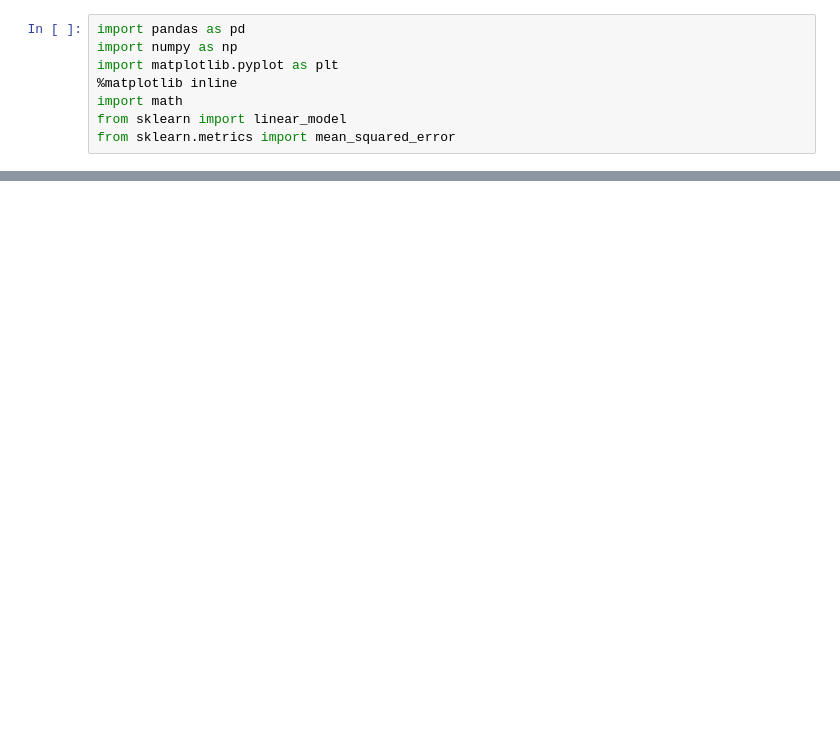
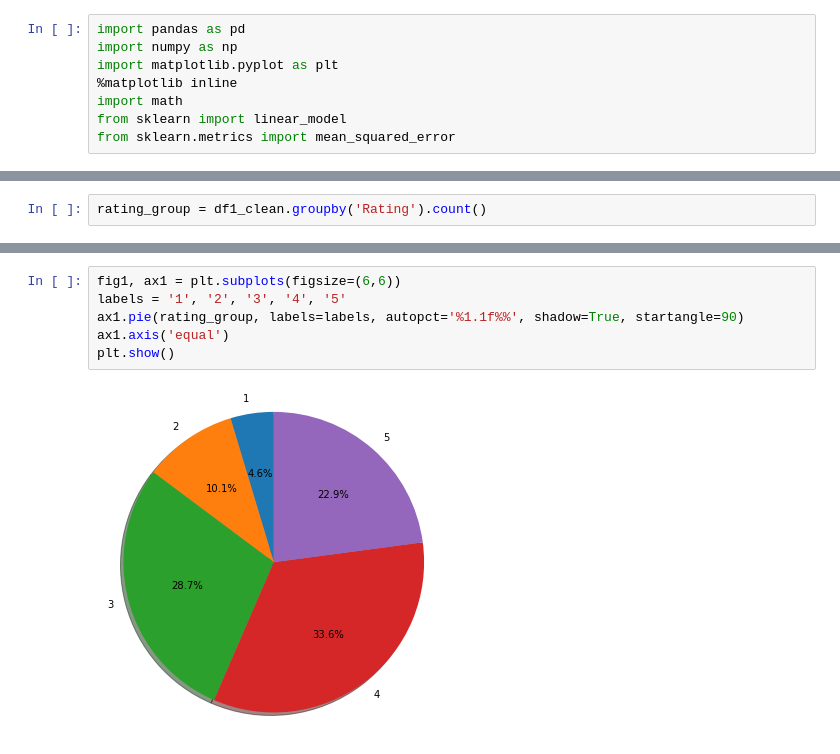
Before and after one commit to caitaozhan/CSE591-Homework, a Jupyter notebook: src/Netfilx.ipynb, the cells around one changed output, grey strips where cells are left out. Drawn from its saved outputs; the diff is of its cells as text; blank space fills up the shorter version.

```diff
--- a/src/Netfilx.ipynb
+++ b/src/Netfilx.ipynb
@@ -10,0 +55,2 @@ test = pd.read_csv('../data/test.txt')
+# %%
+rating_group = df1_clean.groupby('Rating').count()
@@ -10,0 +67,8 @@ test = pd.read_csv('../data/test.txt')
+# %%
+fig1, ax1 = plt.subplots(figsize=(6,6))
+labels = '1', '2', '3', '4', '5'
+ax1.pie(rating_group, labels=labels, autopct='%1.1f%%', shadow=True, startangle=90)
+ax1.axis('equal')
+plt.show()
+# %% [output]
+[figure, added]
```
Also changed, not shown: parts of 34 cells of this notebook.
